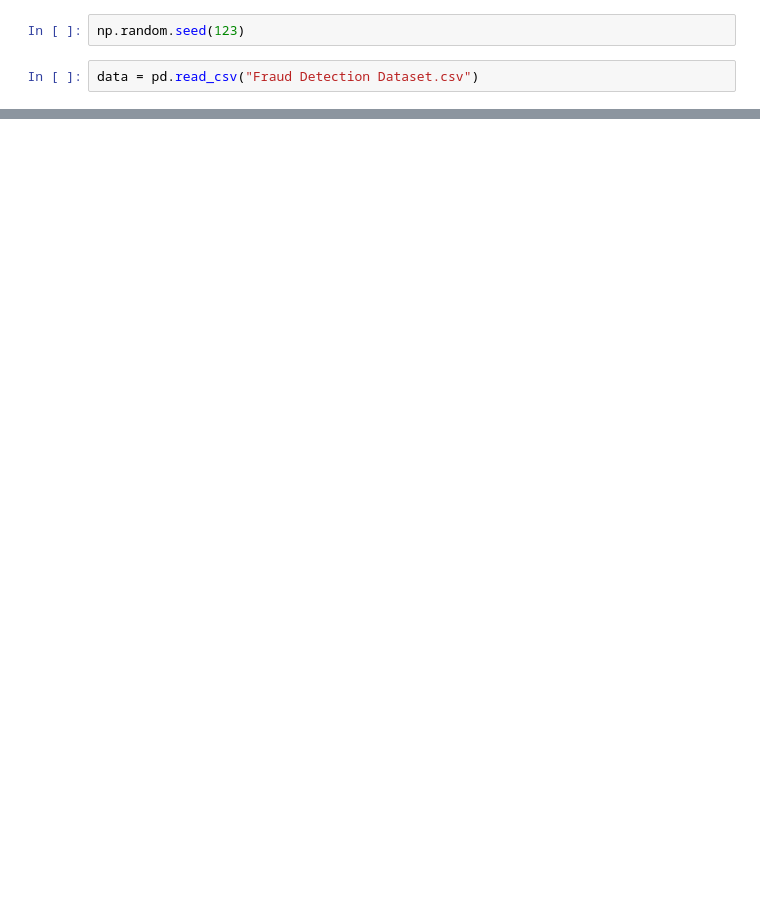
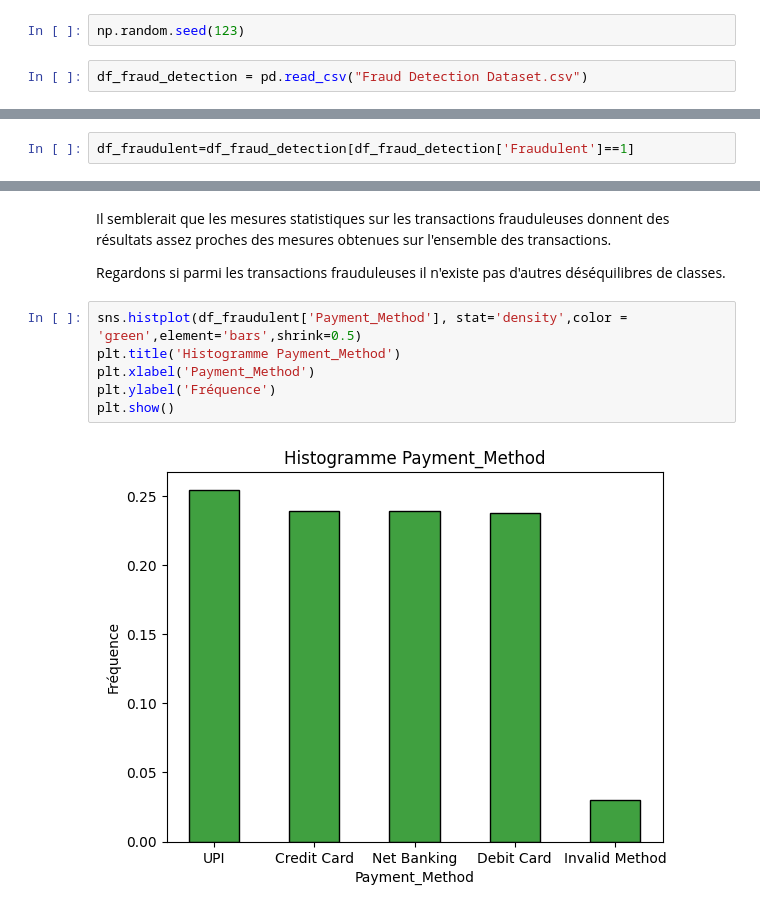
Before and after one commit to Lanier777/PROJET_STATAPP_MILLIMAN, a Jupyter notebook: Analyse descriptive "Fraud Detection Dataset"/script1.ipynb, the cells around one changed output, grey strips where cells are left out. Cells and saved outputs as stored; diff of their text form; blank space fills up the shorter version.

Commit message:
Analyse descriptive du déséquilibre de classe dans le jeu de données

```diff
--- a/Analyse descriptive "Fraud Detection Dataset"/script1.ipynb
+++ b/Analyse descriptive "Fraud Detection Dataset"/script1.ipynb
@@ -5,5 +6,5 @@ import matplotlib.pyplot as plt
 # %%
 np.random.seed(123)
 # %%
-data = pd.read_csv("Fraud Detection Dataset.csv")
+df_fraud_detection = pd.read_csv("Fraud Detection Dataset.csv")
 # %%
@@ -17,0 +79,2 @@ data.head()
+# %%
+df_fraudulent=df_fraud_detection[df_fraud_detection['Fraudulent']==1]
@@ -17,0 +118,12 @@ data.head()
+# %% [markdown]
+Il semblerait que les mesures statistiques sur les transactions frauduleuses donnent des résultats assez proches des mesures obtenues sur l'ensemble des transactions.
+
+Regardons si parmi les transactions frauduleuses il n'existe pas d'autres déséquilibres de classes.
+# %%
+sns.histplot(df_fraudulent['Payment_Method'], stat='density',color = 'green',element='bars',shrink=0.5)
+plt.title('Histogramme Payment_Method')
+plt.xlabel('Payment_Method')
+plt.ylabel('Fréquence')
+plt.show()
+# %% [output]
+[figure, added]
```
Also changed, not shown: parts of 17 cells of this notebook.
